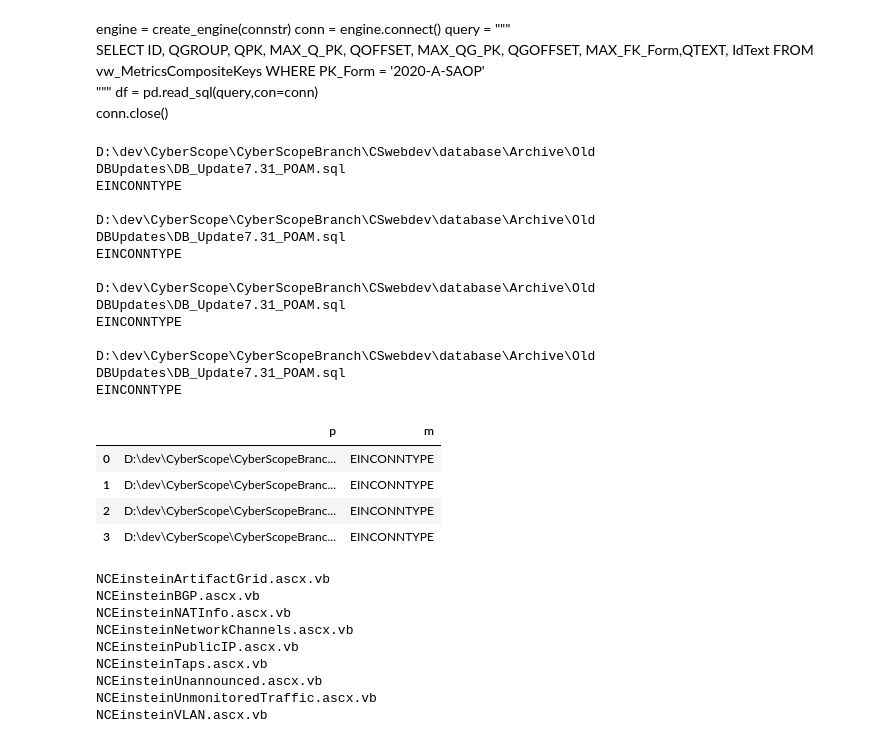
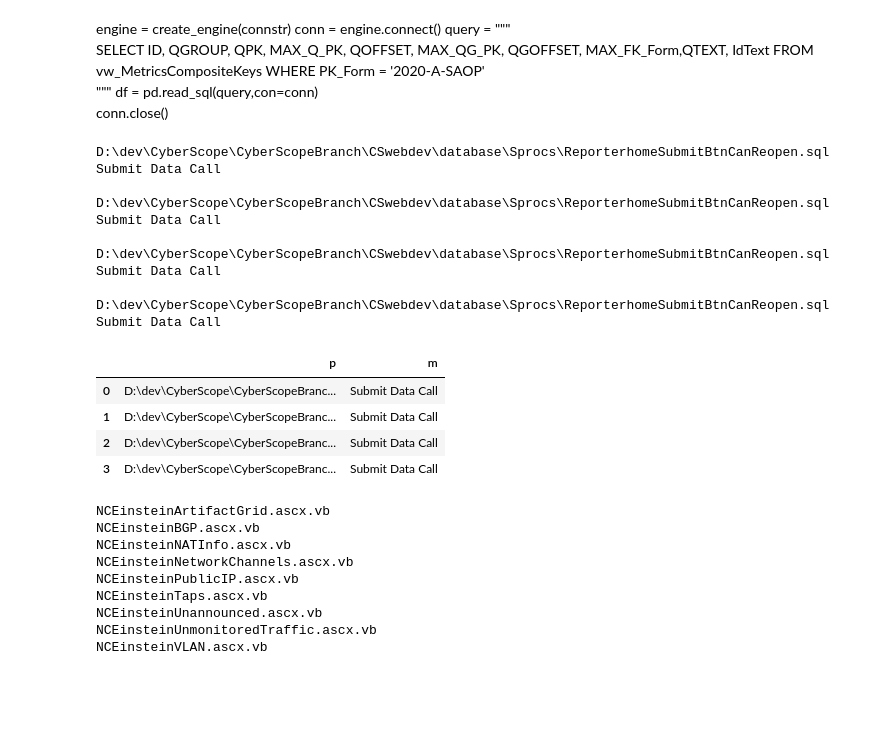
Before and after one commit to tmnkopp/PythonAutomation, a Jupyter notebook: CodeParse.ipynb, the cells around one changed output. Saved outputs shown, nothing was run; the diff lists cells and outputs as text; code cells hidden in the pictures; blank space fills up the shorter version.

```diff
--- a/CodeParse.ipynb
+++ b/CodeParse.ipynb
@@ -28,47 +28,47 @@ s = r'D:\dev\CyberScope\CyberScopeBranch\CSwebdev\database\Sprocs'
 lst = []
 ctx = ''
 # directory = r'D:\dev\CyberScope\CyberScopeBranch\CSwebdev\code\CyberScope\CustomControls'
 # directory = r'D:\\dev\\CyberScope\\CyberScopeBranch\\CSwebdev\\code\\CyberScope\\FismaForms\\'
 # D:\dev\CyberScope\CyberScopeBranch\CSwebdev\database\Archive
 # D:\dev\CyberScope\CyberScopeBranch\CSwebdev\database\Archive\Old DBUpdates
-directory = r'D:\dev\CyberScope\CyberScopeBranch\CSwebdev\database\Archive\Old DBUpdates'
+directory = r'D:\dev\CyberScope\CyberScopeBranch\CSwebdev\database\Sprocs'
 #dr = re.match('.*\\\(.*)$', directory).group(1)
 ffilter = '.'
 paths = [f.path for f in os.scandir(directory) if ffilter in f.path ]
 for p in paths:
     try:
         with open(p, encoding="utf8", errors='ignore', mode='r') as f:
             c = f.read()
             # while re.search('\n\n', c):
             #    c = re.sub("\n\n", '\n', c)
-            ms = re.findall(f'{ctx}EINCONNTYPE{ctx}' , c )
+            ms = re.findall(f'{ctx}Submit Data Call{ctx}' , c )
             for m in ms:
                 print(f'\n{p}')
                 print(f'{m}')
                 lst.append({'p':p,'m':m })
     except Exception as e:
         print(e)
 
 dff = pd.DataFrame(lst)
 dff
 #vdff.to_csv(f'data/cs/assmt_find_{dr}_{ffilter}.csv', index=False)
 # %% [output]
-D:\dev\CyberScope\CyberScopeBranch\CSwebdev\database\Archive\Old DBUpdates\DB_Update7.31_POAM.sql
-EINCONNTYPE
+D:\dev\CyberScope\CyberScopeBranch\CSwebdev\database\Sprocs\ReporterhomeSubmitBtnCanReopen.sql
+Submit Data Call
 
-D:\dev\CyberScope\CyberScopeBranch\CSwebdev\database\Archive\Old DBUpdates\DB_Update7.31_POAM.sql
-EINCONNTYPE
+D:\dev\CyberScope\CyberScopeBranch\CSwebdev\database\Sprocs\ReporterhomeSubmitBtnCanReopen.sql
+Submit Data Call
 
-D:\dev\CyberScope\CyberScopeBranch\CSwebdev\database\Archive\Old DBUpdates\DB_Update7.31_POAM.sql
-EINCONNTYPE
+D:\dev\CyberScope\CyberScopeBranch\CSwebdev\database\Sprocs\ReporterhomeSubmitBtnCanReopen.sql
+Submit Data Call
 
-D:\dev\CyberScope\CyberScopeBranch\CSwebdev\database\Archive\Old DBUpdates\DB_Update7.31_POAM.sql
-EINCONNTYPE
+D:\dev\CyberScope\CyberScopeBranch\CSwebdev\database\Sprocs\ReporterhomeSubmitBtnCanReopen.sql
+Submit Data Call
 |  | p | m |
-| 0 | D:\dev\CyberScope\CyberScopeBranc... | EINCONNTYPE |
-| 1 | D:\dev\CyberScope\CyberScopeBranc... | EINCONNTYPE |
-| 2 | D:\dev\CyberScope\CyberScopeBranc... | EINCONNTYPE |
-| 3 | D:\dev\CyberScope\CyberScopeBranc... | EINCONNTYPE |
+| 0 | D:\dev\CyberScope\CyberScopeBranc... | Submit Data Call |
+| 1 | D:\dev\CyberScope\CyberScopeBranc... | Submit Data Call |
+| 2 | D:\dev\CyberScope\CyberScopeBranc... | Submit Data Call |
+| 3 | D:\dev\CyberScope\CyberScopeBranc... | Submit Data Call |
 # %%
 lst = []
 ctx = ''
```
Also changed, not shown: 1 other file.
